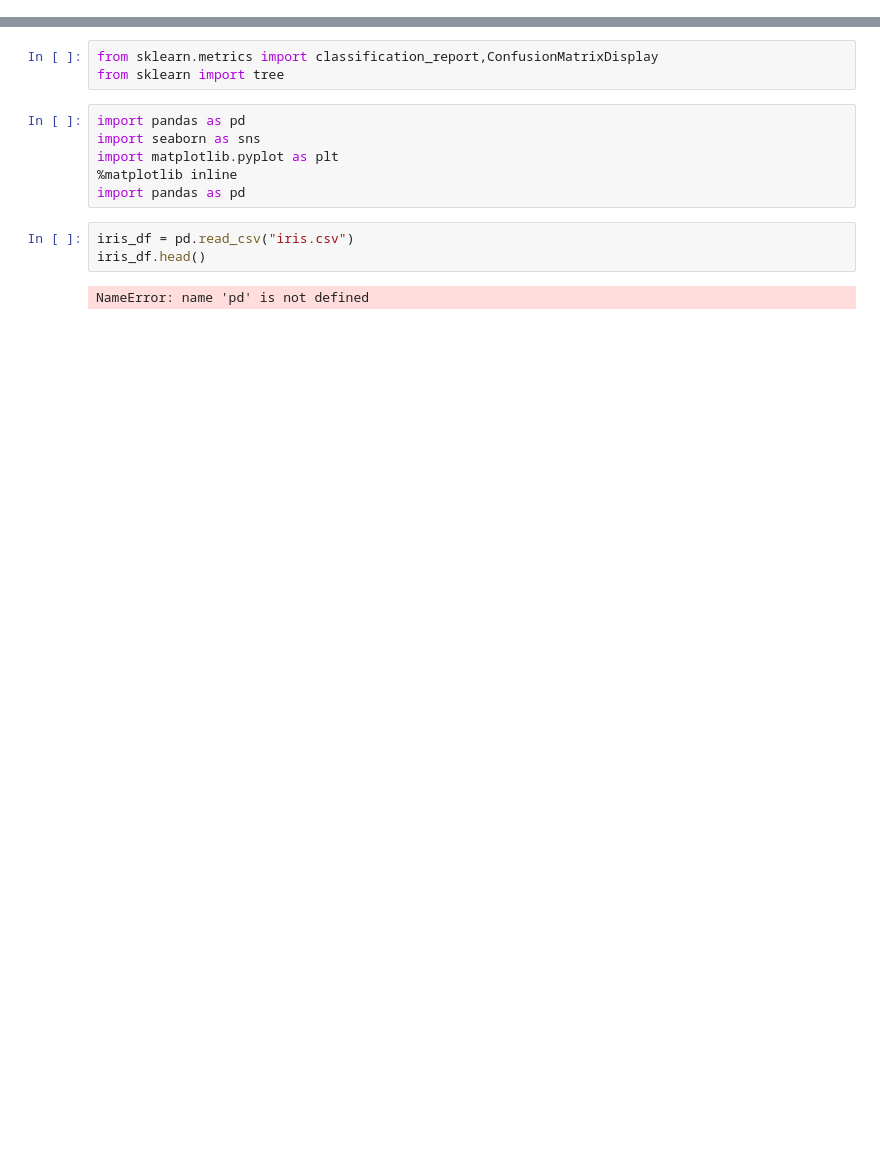
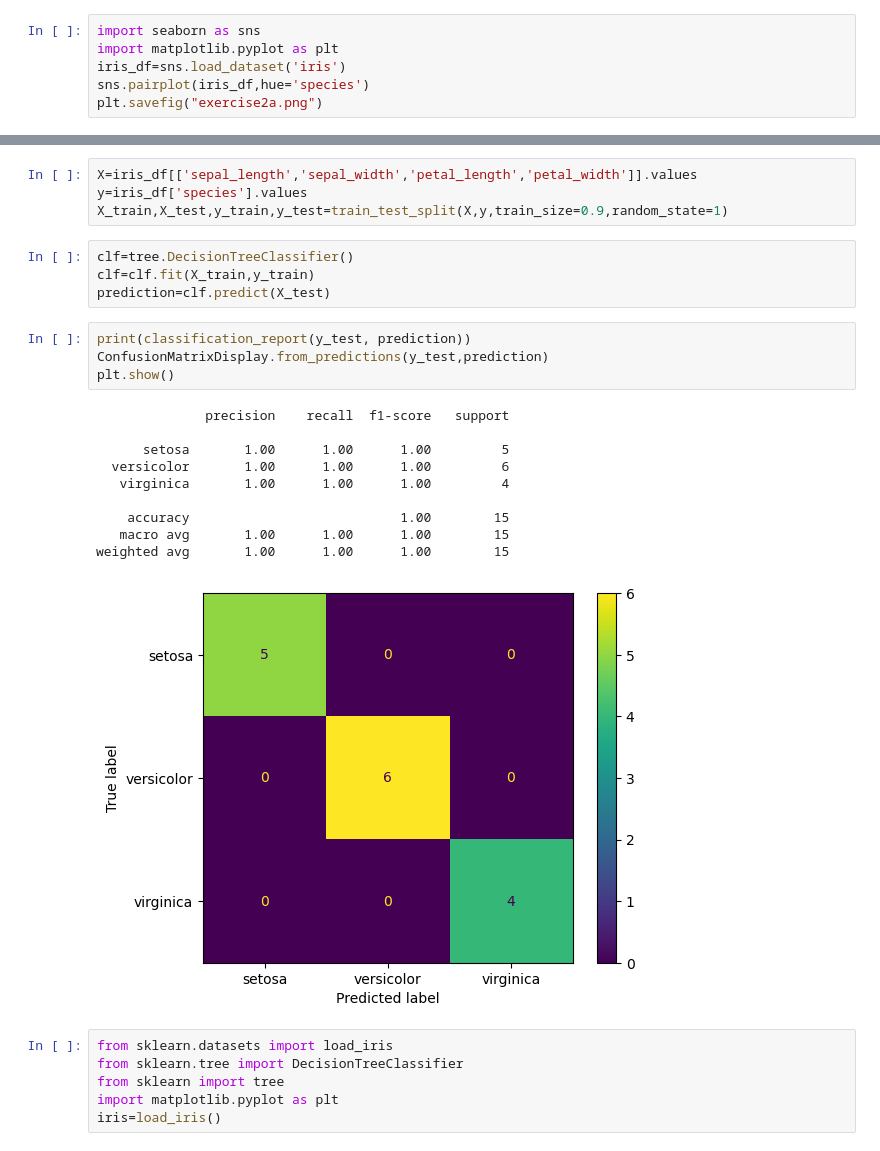
Before and after one commit to induayyanar/MLlab, a Jupyter notebook: 60_ml_ex1.ipynb, the cells around one changed output, grey strips where cells are left out. Cells and saved outputs as stored; diff of their text form; blank space fills up the shorter version.

```diff
--- a/60_ml_ex1.ipynb
+++ b/60_ml_ex1.ipynb
@@ -8,0 +59,6 @@ from sklearn.model_selection import train_test_split
+# %%
+import seaborn as sns
+import matplotlib.pyplot as plt
+iris_df=sns.load_dataset('iris')
+sns.pairplot(iris_df,hue='species')
+plt.savefig("exercise2a.png")
@@ -9,14 +67,29 @@ from sklearn.model_selection import train_test_split
+# %%
+X=iris_df[['sepal_length','sepal_width','petal_length','petal_width']].values
+y=iris_df['species'].values
+X_train,X_test,y_train,y_test=train_test_split(X,y,train_size=0.9,random_state=1)
+# %%
+clf=tree.DecisionTreeClassifier()
+clf=clf.fit(X_train,y_train)
+prediction=clf.predict(X_test)
+# %%
+print(classification_report(y_test, prediction))
+ConfusionMatrixDisplay.from_predictions(y_test,prediction)
+plt.show()
+# %% [output]
+              precision    recall  f1-score   support
+
+      setosa       1.00      1.00      1.00         5
+  versicolor       1.00      1.00      1.00         6
+   virginica       1.00      1.00      1.00         4
+
+    accuracy                           1.00        15
+   macro avg       1.00      1.00      1.00        15
+weighted avg       1.00      1.00      1.00        15
+[figure, added]
 # %%
-from sklearn.metrics import classification_report,ConfusionMatrixDisplay
+from sklearn.datasets import load_iris
+from sklearn.tree import DecisionTreeClassifier
 from sklearn import tree
+import matplotlib.pyplot as plt
+iris=load_iris()
-# %%
-import pandas as pd
-import seaborn as sns
-import matplotlib.pyplot as plt
-%matplotlib inline
-import pandas as pd
-# %%
-iris_df = pd.read_csv("iris.csv")
-iris_df.head()
-# %% [output]
-NameError: name 'pd' is not defined
```
Also changed, not shown: parts of 13 cells of this notebook.
